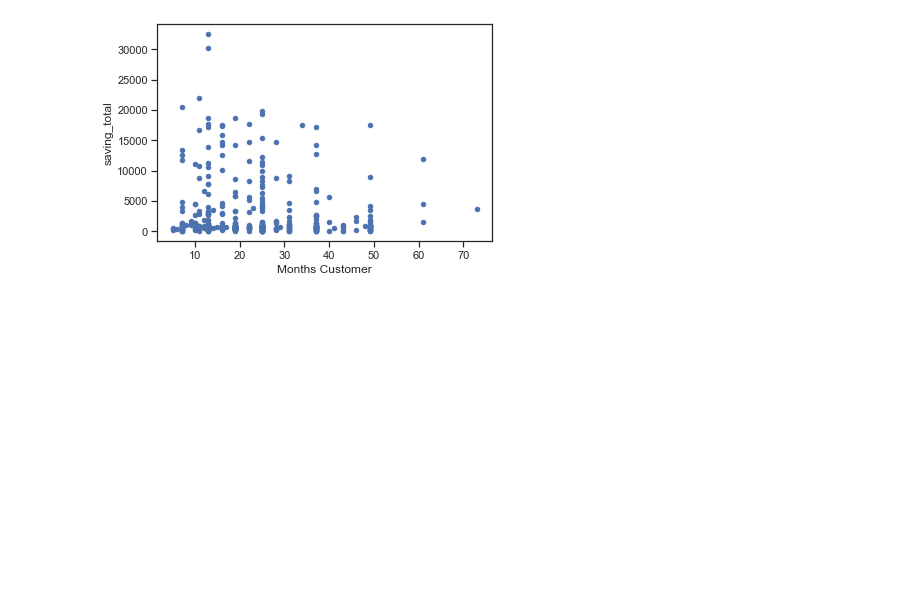
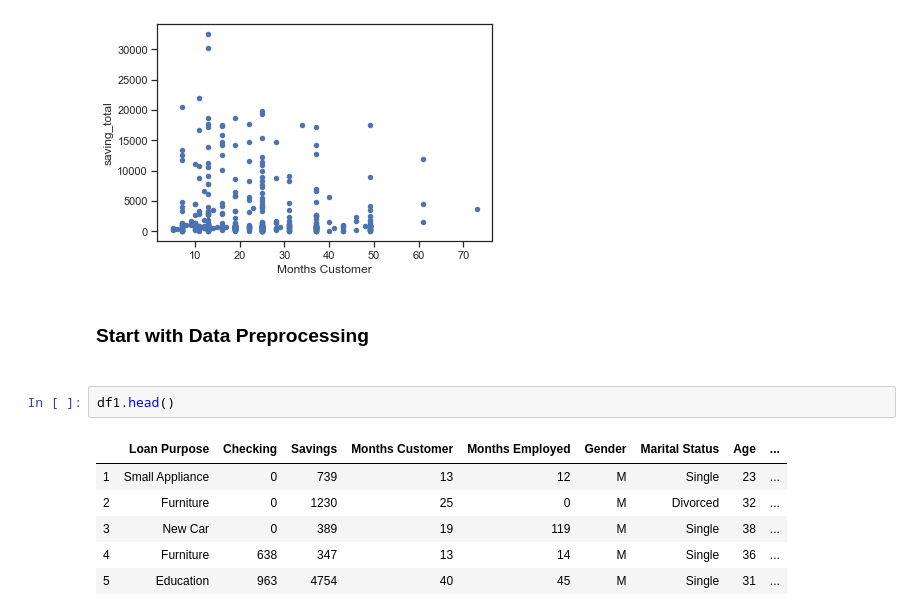
Before and after one commit to saanghyuk/deep_learning_2019_fall, a Jupyter notebook: MarketingResearch/MR_1st.ipynb, the cells around one changed output. Saved outputs shown, nothing was run; the diff lists cells and outputs as text; blank space fills up the shorter version.

```diff
--- a/MarketingResearch/MR_1st.ipynb
+++ b/MarketingResearch/MR_1st.ipynb
@@ -436,3 +406,14 @@ df2.plot.scatter(x='Months Customer', y='saving_total')
 'c' argument looks like a single numeric RGB or RGBA sequence, which should be avoided as value-mapping will have precedence in case its length matches with 'x' & 'y'.  Please use a 2-D array with a s ...
 <matplotlib.axes._subplots.AxesSubplot at 0x...>
 [figure]
+# %% [markdown]
+<h3>Start with Data Preprocessing<h3>
+# %%
+df1.head()
+# %% [output]
+|  | Loan Purpose | Checking | Savings | Months Customer | Months Employed | Gender | Marital Status | Age | ... |
+| 1 | Small Appliance | 0 | 739 | 13 | 12 | M | Single | 23 | ... |
+| 2 | Furniture | 0 | 1230 | 25 | 0 | M | Divorced | 32 | ... |
+| 3 | New Car | 0 | 389 | 19 | 119 | M | Single | 38 | ... |
+| 4 | Furniture | 638 | 347 | 13 | 14 | M | Single | 36 | ... |
+| 5 | Education | 963 | 4754 | 40 | 45 | M | Single | 31 | ... |
```
Also changed, not shown: parts of 24 cells of this notebook.
